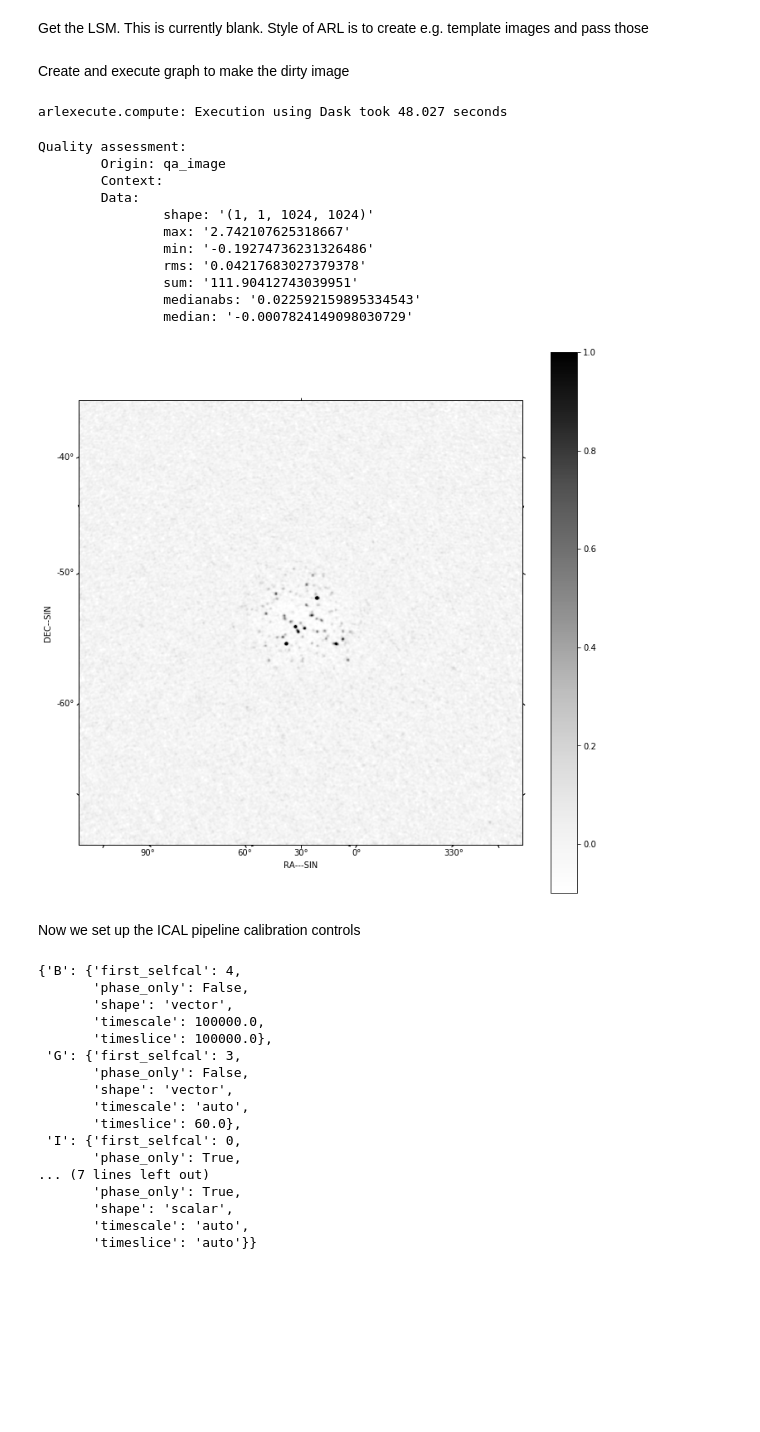
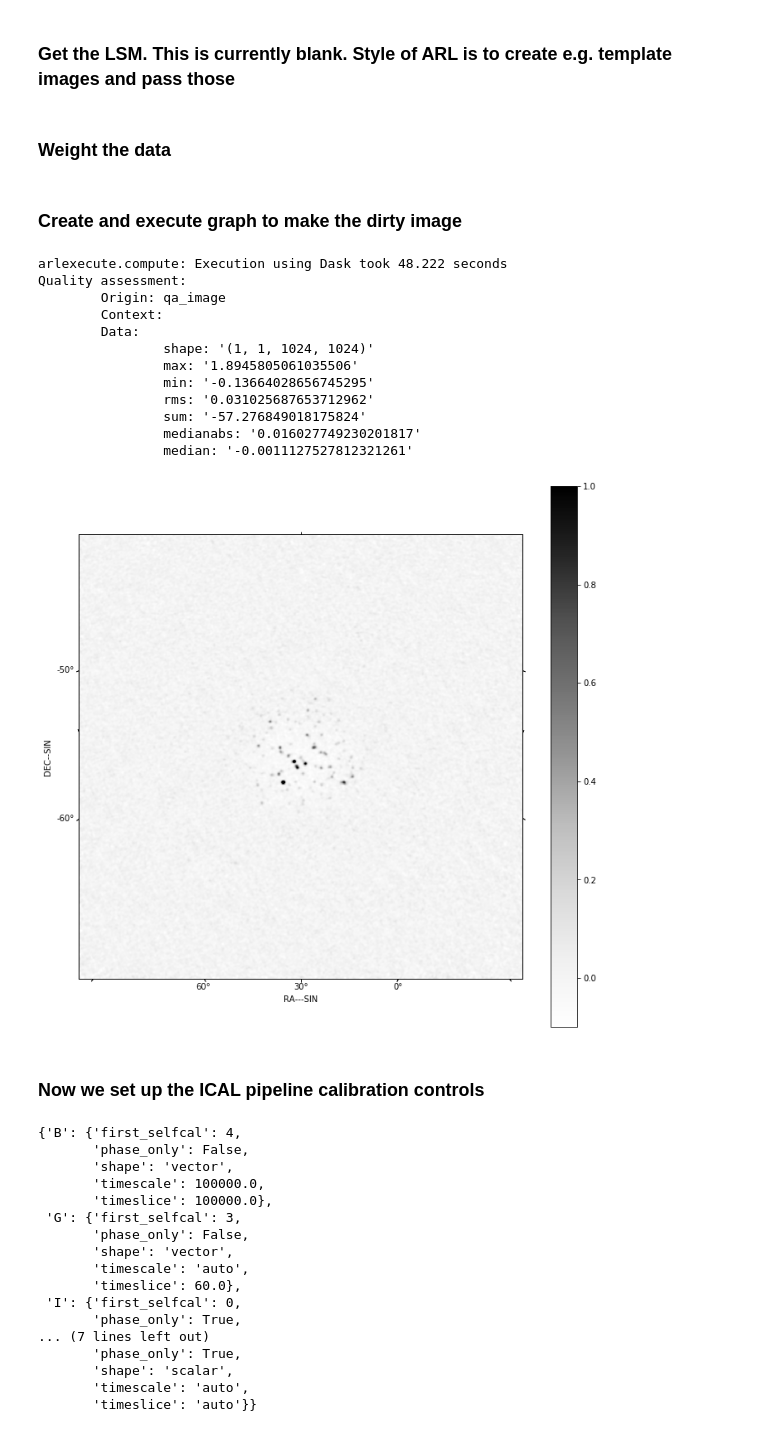
Before and after one commit to SKA-ScienceDataProcessor/algorithm-reference-library, a Jupyter notebook: workflows/notebooks/arl_demo.ipynb, the cells around one changed output. Drawn from its saved outputs; the diff is of its cells as text; code cells hidden in the pictures; blank space fills up the shorter version.

```diff
--- a/workflows/notebooks/arl_demo.ipynb
+++ b/workflows/notebooks/arl_demo.ipynb
@@ -86,7 +87,7 @@ We create a graph to make the visibility. The parameter rmax determines the dist
 nfreqwin=7
 ntimes=5
 rmax=750.0
-frequency=numpy.linspace(0.8e8,1.2e8,nfreqwin)
+frequency=numpy.linspace(0.9e8,1.1e8,nfreqwin)
 channel_bandwidth=numpy.array(nfreqwin*[frequency[1]-frequency[0]])
 times = numpy.linspace(-numpy.pi/3.0, numpy.pi/3.0, ntimes)
 phasecentre=SkyCoord(ra=+30.0 * u.deg, dec=-60.0 * u.deg, frame='icrs', equinox='J2000')
@@ -99,7 +100,7 @@ vis_list=simulate_list_arlexecute_workflow('LOWBD2',
                                          order='frequency',
                                         rmax=rmax)
 print('%d elements in vis_list' % len(vis_list))
-log.info('About to make visibility')
 vis_list = arlexecute.compute(vis_list, sync=True)
+print('Total number of visibilities = %d' % (len(vis_list)*numpy.product(vis_list[0].vis.shape)))
 # %% [output]
 7 elements in vis_list
@@ -107,9 +109,8 @@ arlexecute.compute: Execution using Dask took 2.461 seconds
 # %%
 import pprint
-
 pp = pprint.PrettyPrinter()
 
-advice=advise_wide_field(vis_list[-1], guard_band_image=8.0, delA=0.05)
+advice=advise_wide_field(vis_list[-1], guard_band_image=6.0, delA=0.05, oversampling_synthesised_beam=4)
 pp.pprint(advice)
 
 vis_slices = advice['vis_slices']
@@ -138,13 +139,8 @@ Now make a graph to fill with a model drawn from GLEAM
 # %%
-gleam_model = [arlexecute.execute(create_low_test_image_from_gleam)(npixel=npixel,
-                                                                    frequency=[frequency[f]],
-                                                                    channel_bandwidth=[channel_bandwidth[f]],
-                                                                    cellsize=cellsize,
-                                                                    phasecentre=phasecentre,
-                                                                    polarisation_frame=PolarisationFrame("stokesI"),
-                                                                    flux_limit=0.3,
-                                                                    applybeam=True,
-                                                                    kind='cubic')
+gleam_model = [arlexecute.execute(create_low_test_image_from_gleam)
+               (npixel=npixel, frequency=[frequency[f]], channel_bandwidth=[channel_bandwidth[f]],
+                cellsize=cellsize, phasecentre=phasecentre, polarisation_frame=PolarisationFrame("stokesI"),
+                flux_limit=0.3, applybeam=True, kind='cubic', flux_max=10.0)
                      for f, freq in enumerate(frequency)]
 log.info('About to make GLEAM model')
 gleam_model = arlexecute.compute(gleam_model, sync=True)
@@ -167,5 +166,5 @@ arlexecute.compute: Execution using Dask took 3.447 seconds
 # %% [markdown]
-Get the LSM. This is currently blank. Style of ARL is to create e.g. template images and pass those
+### Get the LSM. This is currently blank. Style of ARL is to create e.g. template images and pass those
 # %%
 model_list = [arlexecute.execute(create_image_from_visibility)(vis_list[f],
                                                      npixel=npixel,
@@ -175,3 +174,6 @@ model_list = [arlexecute.execute(create_image_from_visibility)(vis_list[f],
                                                      phasecentre=phasecentre,
                                                      polarisation_frame=PolarisationFrame("stokesI"))
                for f, freq in enumerate(frequency)]
+future_model_graph = arlexecute.persist(model_list)
+# %% [markdown]
+### Weight the data
@@ -178,34 +182,32 @@ model_list = [arlexecute.execute(create_image_from_visibility)(vis_list[f],
 # %% [markdown]
-Create and execute graph to make the dirty image
+### Create and execute graph to make the dirty image
 # %%
-log.info('About to run invert to get dirty image')
-dirty_list = invert_list_arlexecute_workflow(future_corrupted_vislist, model_list,
+future_corrupted_vislist = arlexecute.scatter(corrupted_vislist)
+dirty_list = invert_list_arlexecute_workflow(future_corrupted_vislist, future_model_graph,
                                                  context='wstack',
                                                  vis_slices=vis_slices, dopsf=False)
 
 dirty_list = arlexecute.compute(dirty_list, sync=True)
+dirty = dirty_list[0][0]
+show_image(dirty, cm='Greys', vmax=1.0, vmin=-0.1)
+print(qa_image(dirty))
+plt.show()
 # %% [output]
-arlexecute.compute: Execution using Dask took 48.027 seconds
+arlexecute.compute: Execution using Dask took 48.222 seconds
+Quality assessment:
+        Origin: qa_image
+        Context:
+        Data:
+                shape: '(1, 1, 1024, 1024)'
+                max: '1.8945805061035506'
+                min: '-0.13664028656745295'
+                rms: '0.031025687653712962'
+                sum: '-57.276849018175824'
+                medianabs: '0.016027749230201817'
+                median: '-0.0011127527812321261'
+[figure, added]
-# %%
-dirty = dirty_list[0][0]
-show_image(dirty, cm='Greys', vmax=1.0, vmin=-0.1)
-print(qa_image(dirty))
-plt.show()
-# %% [output]
-Quality assessment:
-        Origin: qa_image
-        Context:
-        Data:
-                shape: '(1, 1, 1024, 1024)'
-                max: '2.742107625318667'
-                min: '-0.19274736231326486'
-                rms: '0.04217683027379378'
-                sum: '111.90412743039951'
-                medianabs: '0.022592159895334543'
-                median: '-0.0007824149098030729'
-[figure, removed]
 # %% [markdown]
-Now we set up the ICAL pipeline calibration controls
+### Now we set up the ICAL pipeline calibration controls
 # %%
 
 controls = create_calibration_controls()
```
Also changed, not shown: parts of 22 cells of this notebook, 12 other files.
